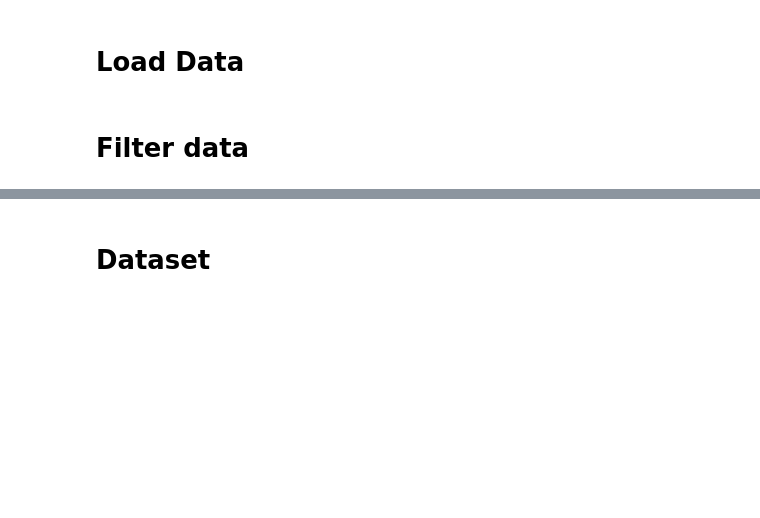
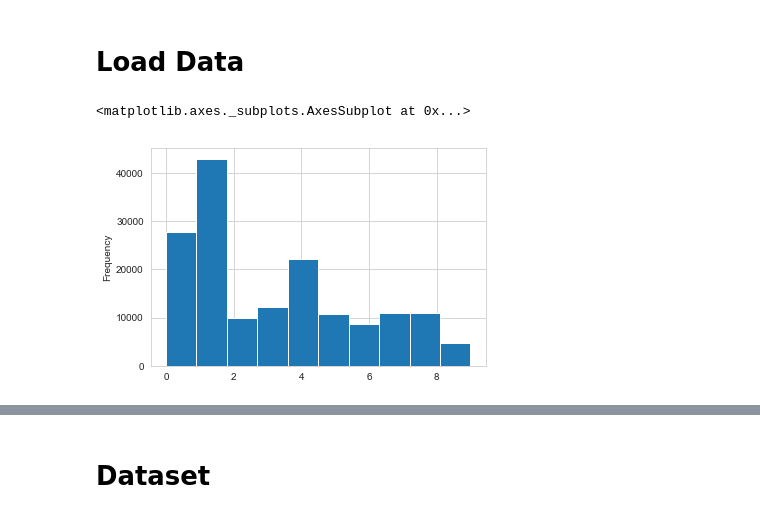
Before and after one commit to zipjet/bi-churn-analysis, a Jupyter notebook: python/churn_predictions.ipynb, the cells around one changed output, grey strips where cells are left out. Cells and saved outputs as stored; diff of their text form; code cells hidden in the pictures; blank space fills up the shorter version.

```diff
--- a/python/churn_predictions.ipynb
+++ b/python/churn_predictions.ipynb
@@ -39,5 +40,12 @@ df_items = pd.read_csv('../data/input/items.csv')
 df_items = df_items.groupby('order_id').agg({'quantity': 'sum', 'product_type': 'nunique'}).reset_index()
 df_items = df_items.rename(columns={'product_type': 'num_unique_products'})
 df_ord = df_ord.merge(df_items, on='order_id', how='left')
-# %% [markdown]
-# Filter data
+# %%
+df_clusters = pd.read_csv('../data/input/item_clusters_cities.csv')
+df_clusters = df_clusters.rename(columns={'cluster': 'cluster_city'})
+df_clusters['cluster_city'] = df_clusters.cluster_city.apply(lambda x: int(x[-1])).astype(int)
+# %%
+df_clusters.cluster_city.plot(kind='hist')
+# %% [output]
+<matplotlib.axes._subplots.AxesSubplot at 0x...>
+[figure, added]
```
Also changed, not shown: parts of 81 cells of this notebook.
